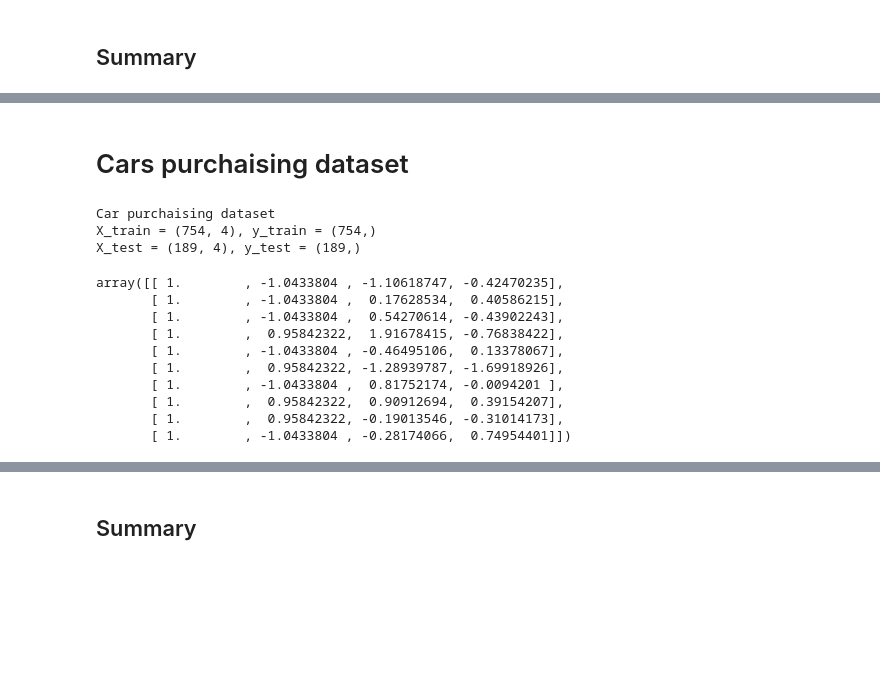
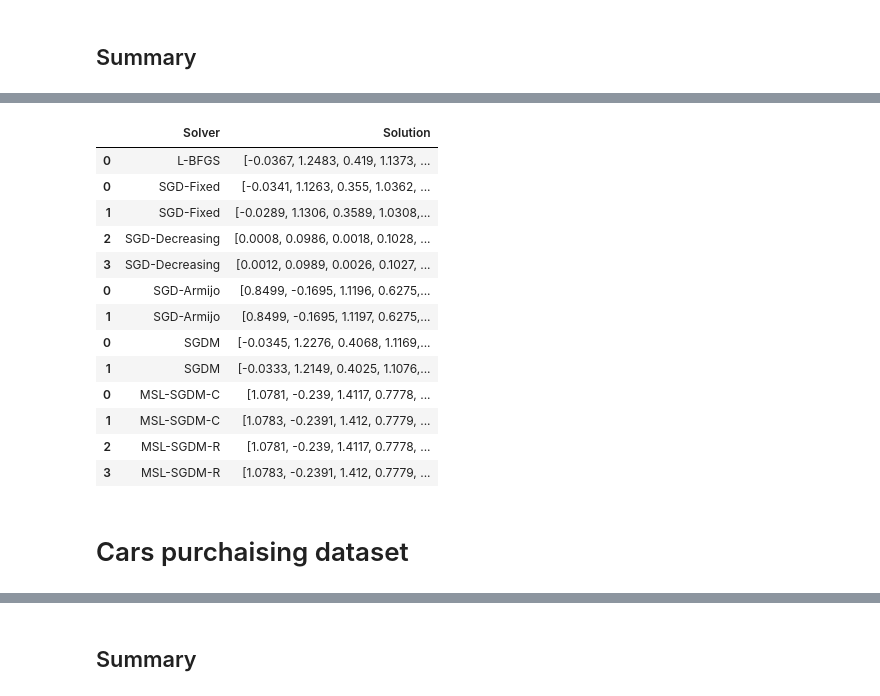
Before and after one commit to david-inf/SGD-and-LS, a Jupyter notebook: py/main.ipynb, the cells around one changed output, grey strips where cells are left out. Saved outputs shown, nothing was run; the diff lists cells and outputs as text; code cells hidden in the pictures; blank space fills up the shorter version.

```diff
--- a/py/main.ipynb
+++ b/py/main.ipynb
@@ -109,2 +169,20 @@ pd.concat([optim_bench(benchmarkApple).drop(columns={"Solution", "Loss/Epochs"})
+# %%
+pd.concat([optim_bench(benchmarkApple)[["Solver", "Solution"]],
+          pd.concat([modelsApple_data1, modelsApple_data2, modelsApple_data3, modelsApple_data4])[["Solver", "Solution"]]])
+# %% [output]
+|  | Solver | Solution |
+| 0 | L-BFGS | [-0.0367, 1.2483, 0.419, 1.1373, ... |
+| 0 | SGD-Fixed | [-0.0341, 1.1263, 0.355, 1.0362, ... |
+| 1 | SGD-Fixed | [-0.0289, 1.1306, 0.3589, 1.0308,... |
+| 2 | SGD-Decreasing | [0.0008, 0.0986, 0.0018, 0.1028, ... |
+| 3 | SGD-Decreasing | [0.0012, 0.0989, 0.0026, 0.1027, ... |
+| 0 | SGD-Armijo | [0.8499, -0.1695, 1.1196, 0.6275,... |
+| 1 | SGD-Armijo | [0.8499, -0.1695, 1.1197, 0.6275,... |
+| 0 | SGDM | [-0.0345, 1.2276, 0.4068, 1.1169,... |
+| 1 | SGDM | [-0.0333, 1.2149, 0.4025, 1.1076,... |
+| 0 | MSL-SGDM-C | [1.0781, -0.239, 1.4117, 0.7778, ... |
+| 1 | MSL-SGDM-C | [1.0783, -0.2391, 1.412, 0.7779, ... |
+| 2 | MSL-SGDM-R | [1.0781, -0.239, 1.4117, 0.7778, ... |
+| 3 | MSL-SGDM-R | [1.0783, -0.2391, 1.412, 0.7779, ... |
 # %% [markdown]
 # Cars purchaising dataset
@@ -117,22 +188,0 @@ y_test_car = pd.read_csv("datasets/cars/car_y_test.csv").values.reshape(-1)
-# %%
-print(f"""
-Car purchaising dataset
-X_train = {X_train_car.shape}, y_train = {y_train_car.shape}
-X_test = {X_test_car.shape}, y_test = {y_test_car.shape}""")
-# %% [output]
-Car purchaising dataset
-X_train = (754, 4), y_train = (754,)
-X_test = (189, 4), y_test = (189,)
-# %%
-X_train_car[:10,:]
-# %% [output]
-array([[ 1.        , -1.0433804 , -1.10618747, -0.42470235],
-       [ 1.        , -1.0433804 ,  0.17628534,  0.40586215],
-       [ 1.        , -1.0433804 ,  0.54270614, -0.43902243],
-       [ 1.        ,  0.95842322,  1.91678415, -0.76838422],
-       [ 1.        , -1.0433804 , -0.46495106,  0.13378067],
-       [ 1.        ,  0.95842322, -1.28939787, -1.69918926],
-       [ 1.        , -1.0433804 ,  0.81752174, -0.0094201 ],
-       [ 1.        ,  0.95842322,  0.90912694,  0.39154207],
-       [ 1.        ,  0.95842322, -0.19013546, -0.31014173],
-       [ 1.        , -1.0433804 , -0.28174066,  0.74954401]])
```
Also changed, not shown: parts of 164 cells of this notebook, 15 other files.
